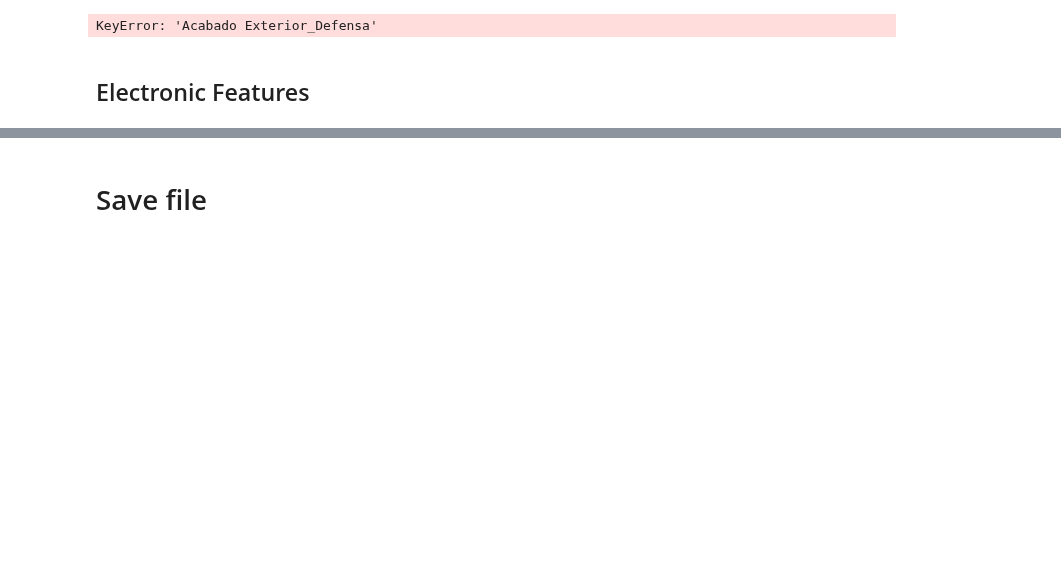
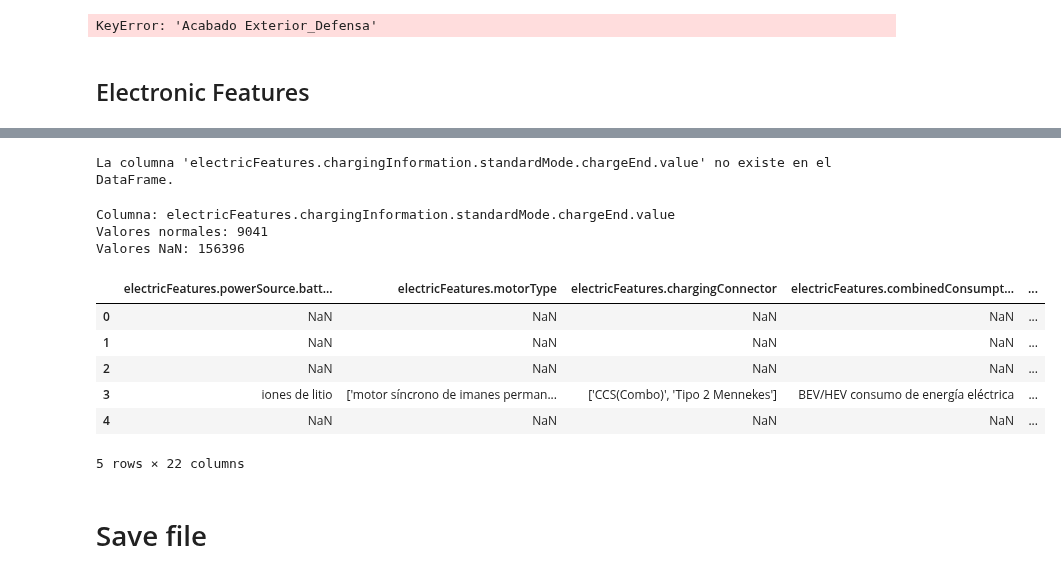
Before and after one commit to Lingfeng555/Cars_Price_Prediction, a Jupyter notebook: loader.ipynb, the cells around one changed output, grey strips where cells are left out. Drawn from its saved outputs; the diff is of its cells as text; code cells hidden in the pictures; blank space fills up the shorter version.

```diff
--- a/loader.ipynb
+++ b/loader.ipynb
@@ -446,3 +658,49 @@ Name: fuelType, Length: 165437, dtype: object
+# %%
+def ver_columna(df, nombre_columna):
+    if nombre_columna in df.columns:
+        print(df[nombre_columna].head())  # Mostrar las primeras filas de la columna
+    else:
+        print(f"La columna '{nombre_columna}' no existe en el DataFrame.")
+
+# Ejemplo de uso
+ver_columna(data, 'electricFeatures.chargingInformation.standardMode.chargeEnd.value')
+# %% [output]
+La columna 'electricFeatures.chargingInformation.standardMode.chargeEnd.value' no existe en el DataFrame.
+# %%
+def find_dirty_columns2(prefix): return [col for col in data.columns if prefix in col]
+# %%
+def count_nan_and_non_nan(df, column_name):
+    if column_name in df.columns:
+        # Contar valores no nulos
+        non_nan_count = df[column_name].notna().sum()
+        # Contar valores NaN
+        nan_count = df[column_name].isna().sum()
+        print(f"Columna: {column_name}")
+        print(f"Valores normales: {non_nan_count}")
+        print(f"Valores NaN: {nan_count}")
+    else:
+        print(f"La columna '{column_name}' no existe en el DataFrame.")
+
+# Usar la función con el DataFrame y la columna que desees
+column_to_check = 'electricFeatures.chargingInformation.standardMode.chargeEnd.value'  # Cambia por la columna que desees
+count_nan_and_non_nan(data, column_to_check)
+# %% [output]
+Columna: electricFeatures.chargingInformation.standardMode.chargeEnd.value
+Valores normales: 9041
+Valores NaN: 156396
+# %%
+electronic_columns2 = find_dirty_columns2("electric")
+#for x in electronic_columns2: print(x)
+# Mostrar las primeras filas de esas columnas
+data[electronic_columns2].head()
+# %% [output]
+|  | electricFeatures.powerSource.batt... | electricFeatures.motorType | electricFeatures.chargingConnector | electricFeatures.combinedConsumpt... | ... |
+| 0 | NaN | NaN | NaN | NaN | ... |
+| 1 | NaN | NaN | NaN | NaN | ... |
+| 2 | NaN | NaN | NaN | NaN | ... |
+| 3 | iones de litio | ['motor síncrono de imanes perman... | ['CCS(Combo)', 'Tipo 2 Mennekes'] | BEV/HEV consumo de energía eléctrica | ... |
+| 4 | NaN | NaN | NaN | NaN | ... |
+5 rows × 22 columns
 # %% [markdown]
 # Save file
 # %%
```
Also changed, not shown: parts of 5 cells of this notebook.
